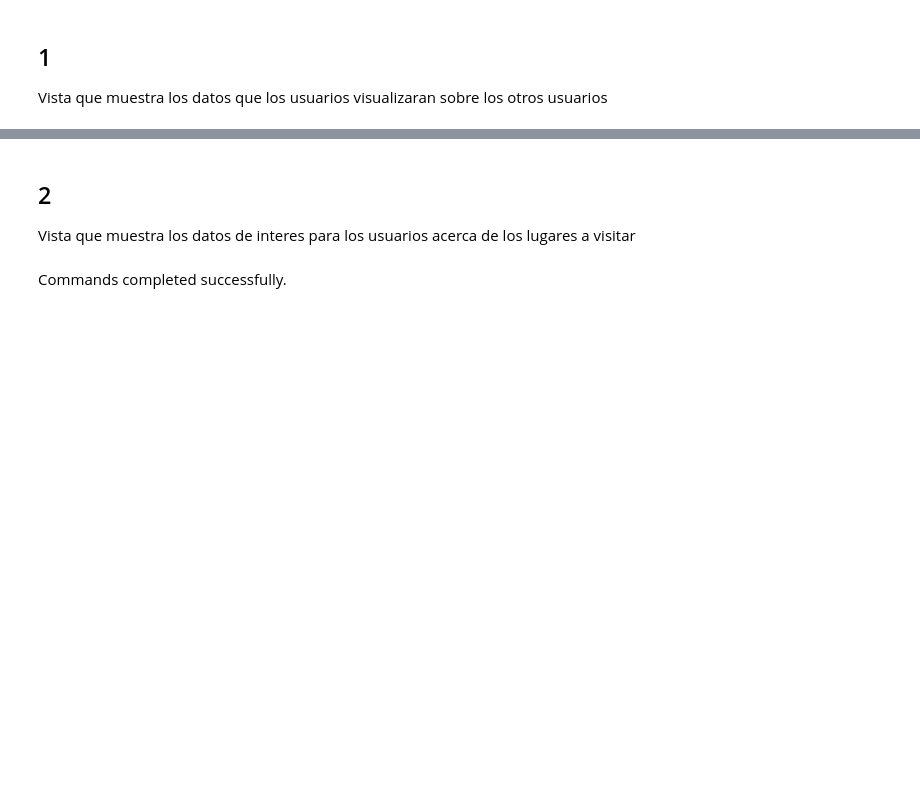
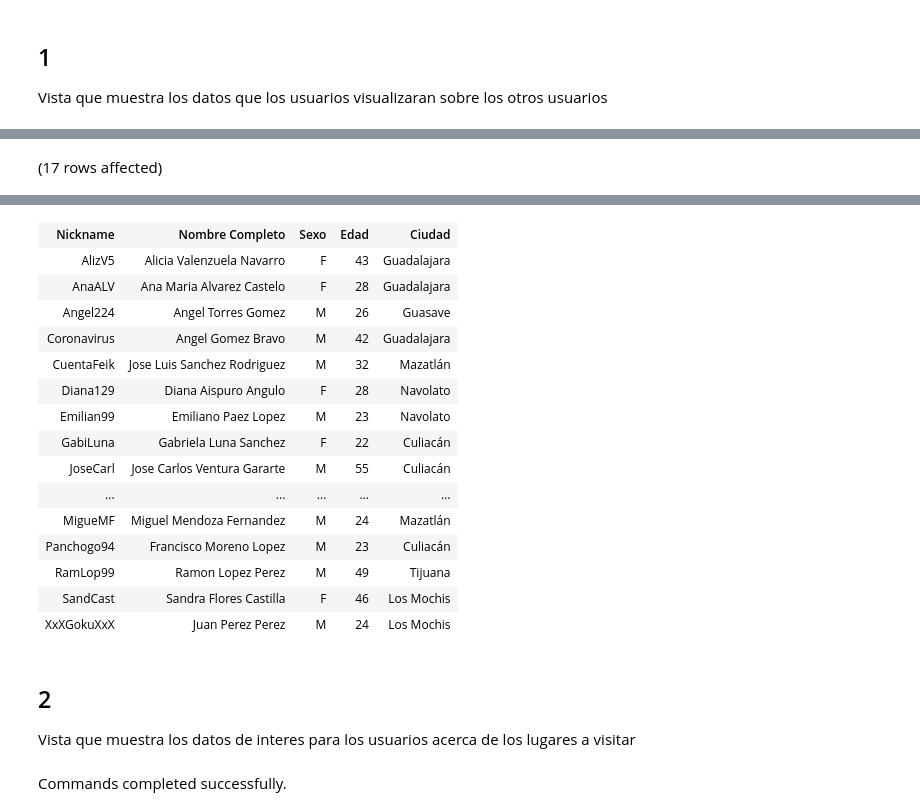
Before and after one commit to DanielCamposs98/BDCuatroCuadras, a Jupyter notebook: CuatroCuadras (Vistas).ipynb, the cells around one changed output, grey strips where cells are left out. Cells and saved outputs as stored; diff of their text form; code cells hidden in the pictures; blank space fills up the shorter version.

```diff
--- a/CuatroCuadras (Vistas).ipynb
+++ b/CuatroCuadras (Vistas).ipynb
@@ -20,0 +22,4 @@ Total execution time: 00:00:00.347
+# %%
+SELECT * FROM DatosBasicosUsuario
+# %% [output]
+(17 rows affected)
@@ -21,3 +27,19 @@ Total execution time: 00:00:00.347
+| Nickname | Nombre Completo | Sexo | Edad | Ciudad |
+| AlizV5 | Alicia Valenzuela Navarro | F | 43 | Guadalajara |
+| AnaALV | Ana Maria Alvarez Castelo | F | 28 | Guadalajara |
+| Angel224 | Angel Torres Gomez | M | 26 | Guasave |
+| Coronavirus | Angel Gomez Bravo | M | 42 | Guadalajara |
+| CuentaFeik | Jose Luis Sanchez Rodriguez | M | 32 | Mazatlán |
+| Diana129 | Diana Aispuro Angulo | F | 28 | Navolato |
+| Emilian99 | Emiliano Paez Lopez | M | 23 | Navolato |
+| GabiLuna | Gabriela Luna Sanchez | F | 22 | Culiacán |
+| JoseCarl | Jose Carlos Ventura Gararte | M | 55 | Culiacán |
+| ... | ... | ... | ... | ... |
+| MigueMF | Miguel Mendoza Fernandez | M | 24 | Mazatlán |
+| Panchogo94 | Francisco Moreno Lopez | M | 23 | Culiacán |
+| RamLop99 | Ramon Lopez Perez | M | 49 | Tijuana |
+| SandCast | Sandra Flores Castilla | F | 46 | Los Mochis |
+| XxXGokuXxX | Juan Perez Perez | M | 24 | Los Mochis |
 # %% [markdown]
 ## 2
 Vista que muestra los datos de interes para los usuarios acerca de los lugares a visitar
```
Also changed, not shown: parts of 14 cells of this notebook.
